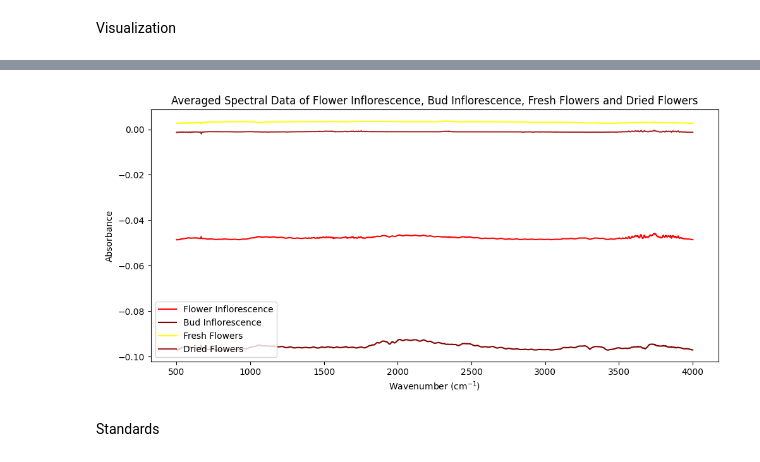
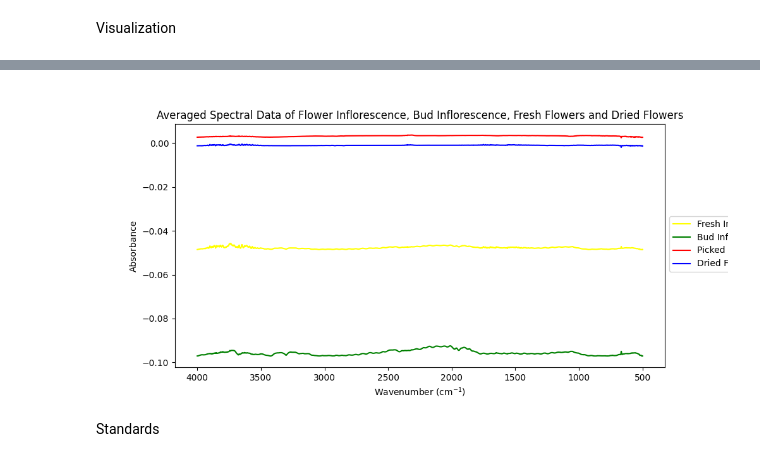
Before and after one commit to akaeii/mango_ftir_optimization, a Jupyter notebook: gas_ftir/analysis.ipynb, the cells around one changed output, grey strips where cells are left out. Cells and saved outputs as stored; diff of their text form; code cells hidden in the pictures.

Commit message:
Renamed gas FTIR sample names. Created average spectra graph of samples.

```diff
--- a/gas_ftir/analysis.ipynb
+++ b/gas_ftir/analysis.ipynb
@@ -41,10 +41,10 @@ compiled_sample_dfs = [pd.read_csv(compiled_sample_path) for compiled_sample_pat
 for df in compiled_sample_dfs:
     df['average'] = df.mean(axis=1)
 
-bud_inflo, dried_flowers, flower_inflo, fresh_flowers = compiled_sample_dfs
+bud_inflo, dried_flowers, fresh_inflo, picked_flowers = compiled_sample_dfs
 
-pooled_sample_dfs = [flower_inflo, bud_inflo, fresh_flowers, dried_flowers]
-compiled_sample_names = ["Flower Inflorescence", "Bud Inflorescence", "Fresh Flowers", "Dried Flowers"]
-sample_colors = ["red", "maroon", "yellow", "brown"]
+pooled_sample_dfs = [fresh_inflo, bud_inflo, picked_flowers, dried_flowers]
+compiled_sample_names = ["Fresh Inflorescence", "Bud Inflorescence", "Picked Flowers", "Dried Flowers"]
+sample_colors = ["yellow", "green", "red", "blue"]
 
 wavenumber = pd.read_csv('wavenumber.csv')
@@ -83,16 +51,21 @@ flower_inflo
 # %%
+plt.close('all')
+
 gas_fig, gas_axis = plt.subplots(1,1, figsize=(10,5))
 
 for sample, name, color in zip(pooled_sample_dfs, compiled_sample_names, sample_colors):
     gas_axis.plot(wavenumber, sample['average'], color=color, label=name)
 
-gas_axis.legend()
+gas_axis.invert_xaxis()
+gas_legend=gas_fig.legend(loc='center left', bbox_to_anchor=(0.9,0.5))
+
 gas_axis.set(xlabel="Wavenumber (cm$^{-1}$)",
              ylabel="Absorbance",
              title="Averaged Spectral Data of Flower Inflorescence, Bud Inflorescence, Fresh Flowers and Dried Flowers")
 
-gas_fig.tight_layout()
+gas_fig.savefig('../figures/Spectral Data Gas FTIR/Averaged Dried, Buds, Flower, & Fresh Sample.png',
+                bbox_extra_artists=(gas_legend,), bbox_inches='tight')
 # %% [output]
-[figure, old version]
+[figure, new version]
 # %% [markdown]
 Standards
```
Also changed, not shown: parts of 3 cells of this notebook, 3 other files.
